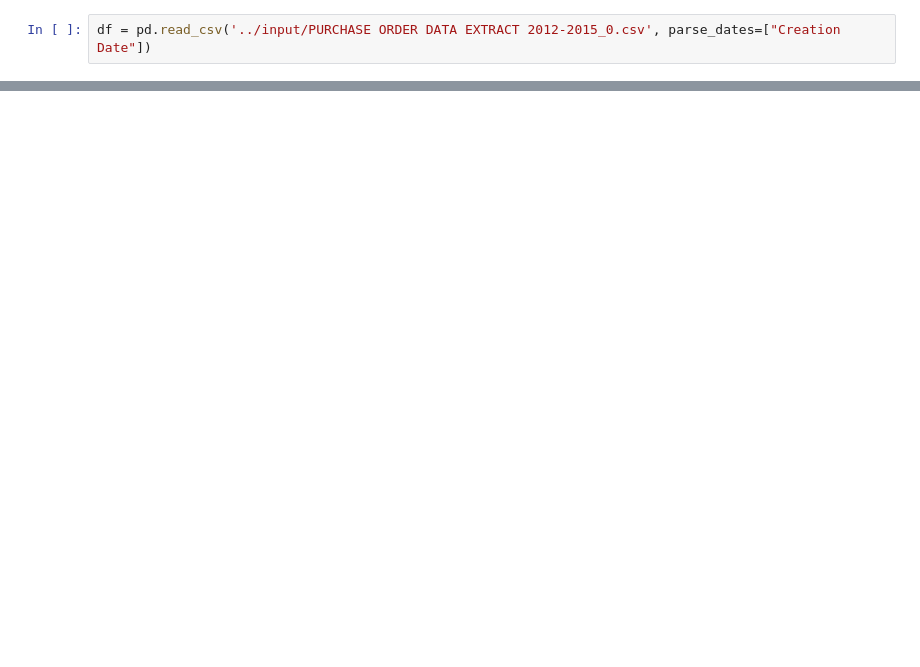
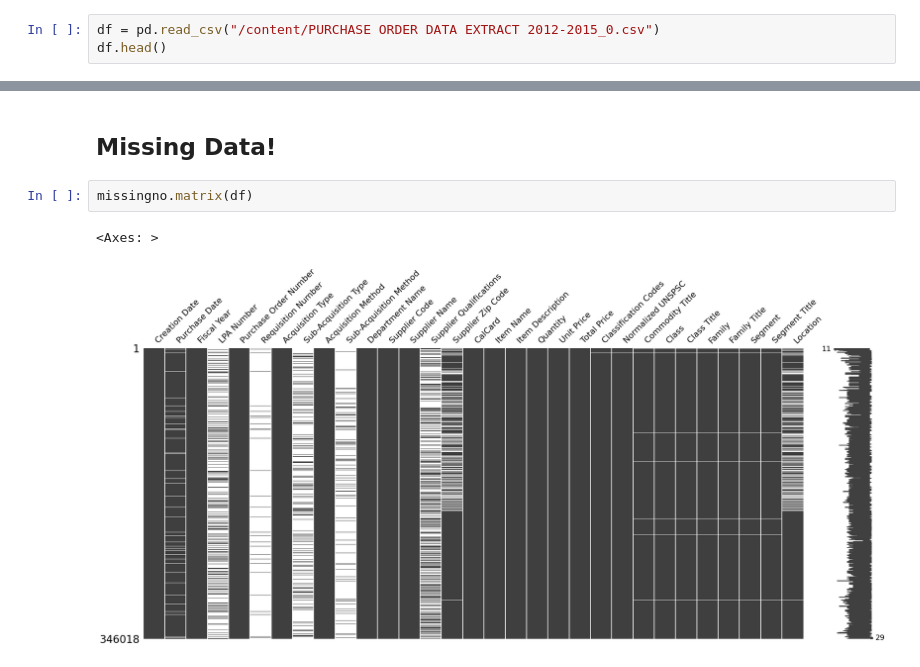
Before and after one commit to ahmedmoorsy/procurement-assistant, a Jupyter notebook: notebooks/procurement_data_eda.ipynb, the cells around one changed output, grey strips where cells are left out. Cells and saved outputs as stored; diff of their text form; blank space fills up the shorter version.

```diff
--- a/notebooks/procurement_data_eda.ipynb
+++ b/notebooks/procurement_data_eda.ipynb
@@ -10,2 +54,3 @@ import matplotlib.pyplot as plt;
 # %%
-df = pd.read_csv('../input/PURCHASE ORDER DATA EXTRACT 2012-2015_0.csv', parse_dates=["Creation Date"])
+df = pd.read_csv("/content/PURCHASE ORDER DATA EXTRACT 2012-2015_0.csv")
+df.head()
@@ -13,0 +113,7 @@ Let's take a quick look at how the data looks like.
+# %% [markdown]
+## Missing Data!
+# %%
+missingno.matrix(df)
+# %% [output]
+<Axes: >
+[figure, added]
```
Also changed, not shown: parts of 102 cells of this notebook, 17 other files.
